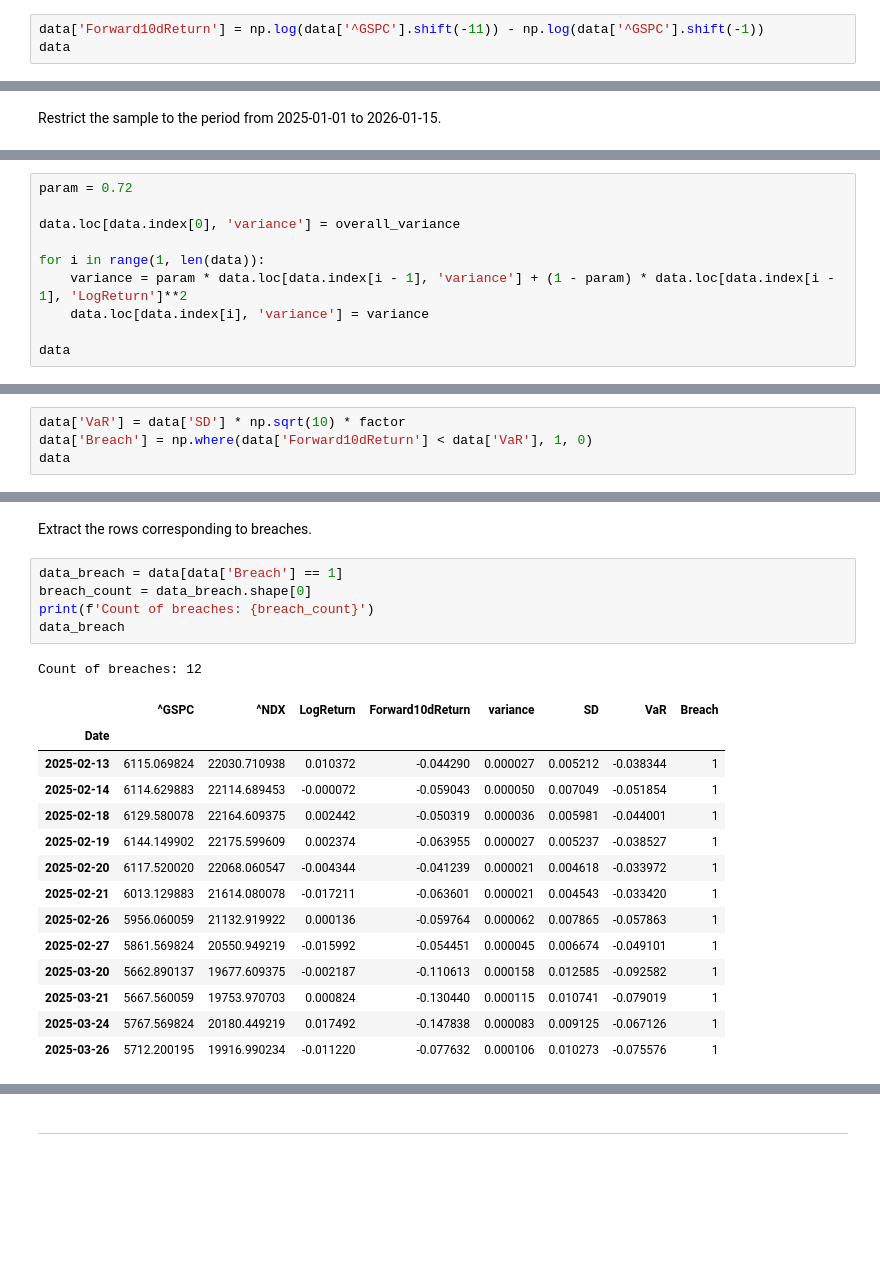
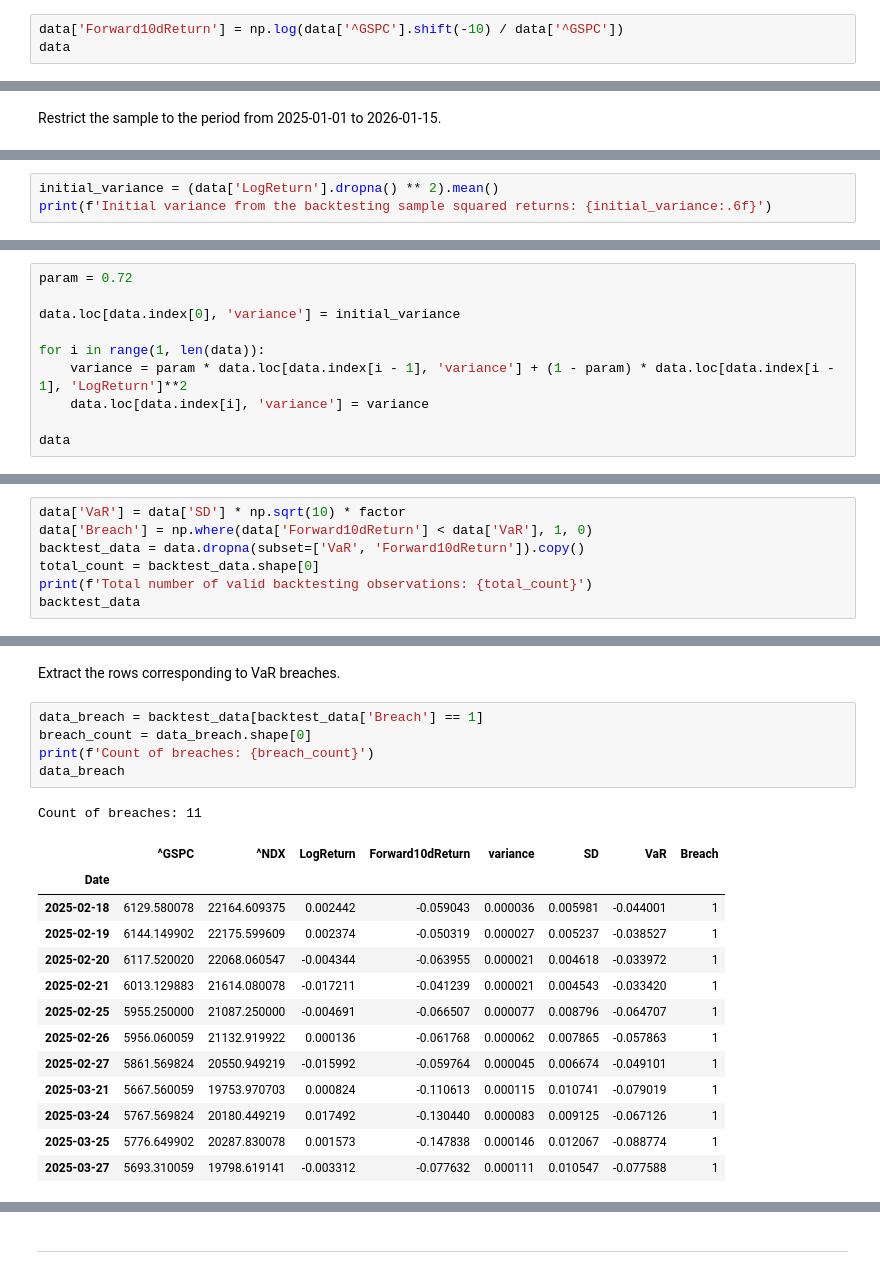
Before and after one commit to xption/CQFLearning, a Jupyter notebook: Exam1/all.ipynb, the cells around one changed output, grey strips where cells are left out. Cells and saved outputs as stored; diff of their text form; blank space fills up the shorter version.

```diff
--- a/Exam1/all.ipynb
+++ b/Exam1/all.ipynb
@@ -779,5 +803,5 @@ Compute the forward 10D log-return.
 # %%
-data['Forward10dReturn'] = np.log(data['^GSPC'].shift(-11)) - np.log(data['^GSPC'].shift(-1))
+data['Forward10dReturn'] = np.log(data['^GSPC'].shift(-10) / data['^GSPC'])
 data
 # %% [output]
 |  | ^GSPC | ^NDX | LogReturn | Forward10dReturn |
@@ -812,0 +845,3 @@ Overall variance of log returns: 0.000133
+# %%
+initial_variance = (data['LogReturn'].dropna() ** 2).mean()
+print(f'Initial variance from the backtesting sample squared returns: {initial_variance:.6f}')
@@ -817,7 +855,7 @@ $$\sigma_{t+1|t}^2 = \lambda\sigma_{t|t-1}^2 + (1-\lambda)r_t^2$$
 # %%
 param = 0.72
 
-data.loc[data.index[0], 'variance'] = overall_variance
+data.loc[data.index[0], 'variance'] = initial_variance
 
 for i in range(1, len(data)):
     variance = param * data.loc[data.index[i - 1], 'variance'] + (1 - param) * data.loc[data.index[i - 1], 'LogReturn']**2
@@ -862,5 +900,8 @@ Compute the VaR series and the breach indicator.
 # %%
 data['VaR'] = data['SD'] * np.sqrt(10) * factor
 data['Breach'] = np.where(data['Forward10dReturn'] < data['VaR'], 1, 0)
-data
+backtest_data = data.dropna(subset=['VaR', 'Forward10dReturn']).copy()
+total_count = backtest_data.shape[0]
+print(f'Total number of valid backtesting observations: {total_count}')
+backtest_data
 # %% [output]
@@ -881,26 +923,25 @@ data
 # %% [markdown]
-Extract the rows corresponding to breaches.
+Extract the rows corresponding to VaR breaches.
 # %%
-data_breach = data[data['Breach'] == 1]
+data_breach = backtest_data[backtest_data['Breach'] == 1]
 breach_count = data_breach.shape[0]
 print(f'Count of breaches: {breach_count}')
 data_breach
 # %% [output]
-Count of breaches: 12
+Count of breaches: 11
 |  | ^GSPC | ^NDX | LogReturn | Forward10dReturn | variance | SD | VaR | Breach |
 | Date |  |  |  |  |  |  |  |  |
-| 2025-02-13 | 6115.069824 | 22030.710938 | 0.010372 | -0.044290 | 0.000027 | 0.005212 | -0.038344 | 1 |
-| 2025-02-14 | 6114.629883 | 22114.689453 | -0.000072 | -0.059043 | 0.000050 | 0.007049 | -0.051854 | 1 |
-| 2025-02-18 | 6129.580078 | 22164.609375 | 0.002442 | -0.050319 | 0.000036 | 0.005981 | -0.044001 | 1 |
-| 2025-02-19 | 6144.149902 | 22175.599609 | 0.002374 | -0.063955 | 0.000027 | 0.005237 | -0.038527 | 1 |
-| 2025-02-20 | 6117.520020 | 22068.060547 | -0.004344 | -0.041239 | 0.000021 | 0.004618 | -0.033972 | 1 |
-| 2025-02-21 | 6013.129883 | 21614.080078 | -0.017211 | -0.063601 | 0.000021 | 0.004543 | -0.033420 | 1 |
-| 2025-02-26 | 5956.060059 | 21132.919922 | 0.000136 | -0.059764 | 0.000062 | 0.007865 | -0.057863 | 1 |
-| 2025-02-27 | 5861.569824 | 20550.949219 | -0.015992 | -0.054451 | 0.000045 | 0.006674 | -0.049101 | 1 |
-| 2025-03-20 | 5662.890137 | 19677.609375 | -0.002187 | -0.110613 | 0.000158 | 0.012585 | -0.092582 | 1 |
-| 2025-03-21 | 5667.560059 | 19753.970703 | 0.000824 | -0.130440 | 0.000115 | 0.010741 | -0.079019 | 1 |
-| 2025-03-24 | 5767.569824 | 20180.449219 | 0.017492 | -0.147838 | 0.000083 | 0.009125 | -0.067126 | 1 |
-| 2025-03-26 | 5712.200195 | 19916.990234 | -0.011220 | -0.077632 | 0.000106 | 0.010273 | -0.075576 | 1 |
+| 2025-02-18 | 6129.580078 | 22164.609375 | 0.002442 | -0.059043 | 0.000036 | 0.005981 | -0.044001 | 1 |
+| 2025-02-19 | 6144.149902 | 22175.599609 | 0.002374 | -0.050319 | 0.000027 | 0.005237 | -0.038527 | 1 |
+| 2025-02-20 | 6117.520020 | 22068.060547 | -0.004344 | -0.063955 | 0.000021 | 0.004618 | -0.033972 | 1 |
+| 2025-02-21 | 6013.129883 | 21614.080078 | -0.017211 | -0.041239 | 0.000021 | 0.004543 | -0.033420 | 1 |
+| 2025-02-25 | 5955.250000 | 21087.250000 | -0.004691 | -0.066507 | 0.000077 | 0.008796 | -0.064707 | 1 |
+| 2025-02-26 | 5956.060059 | 21132.919922 | 0.000136 | -0.061768 | 0.000062 | 0.007865 | -0.057863 | 1 |
+| 2025-02-27 | 5861.569824 | 20550.949219 | -0.015992 | -0.059764 | 0.000045 | 0.006674 | -0.049101 | 1 |
+| 2025-03-21 | 5667.560059 | 19753.970703 | 0.000824 | -0.110613 | 0.000115 | 0.010741 | -0.079019 | 1 |
+| 2025-03-24 | 5767.569824 | 20180.449219 | 0.017492 | -0.130440 | 0.000083 | 0.009125 | -0.067126 | 1 |
+| 2025-03-25 | 5776.649902 | 20287.830078 | 0.001573 | -0.147838 | 0.000146 | 0.012067 | -0.088774 | 1 |
+| 2025-03-27 | 5693.310059 | 19798.619141 | -0.003312 | -0.077632 | 0.000111 | 0.010547 | -0.077588 | 1 |
 # %%
 print(f'Count of breaches: {breach_count}, total count: {total_count}, breach percentage: {breach_count/total_count*100:.2f}%')
 # %% [output]
```
Also changed, not shown: parts of 57 cells of this notebook.
